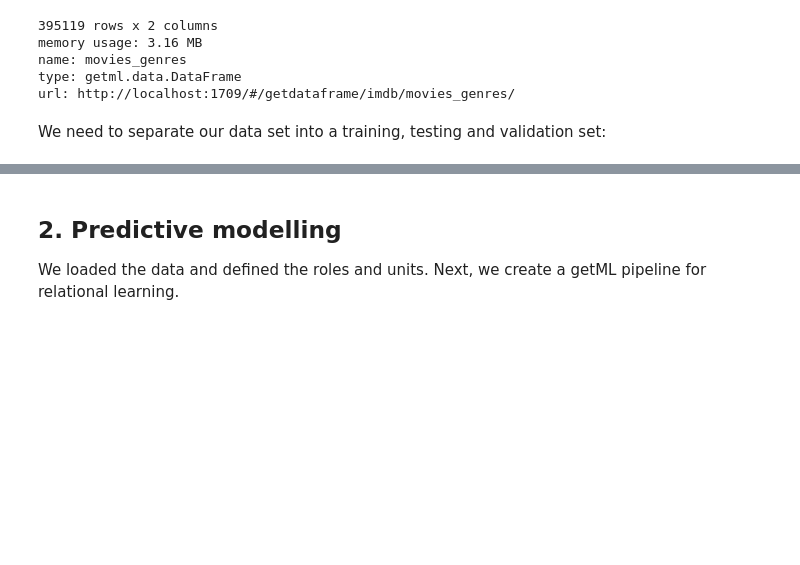
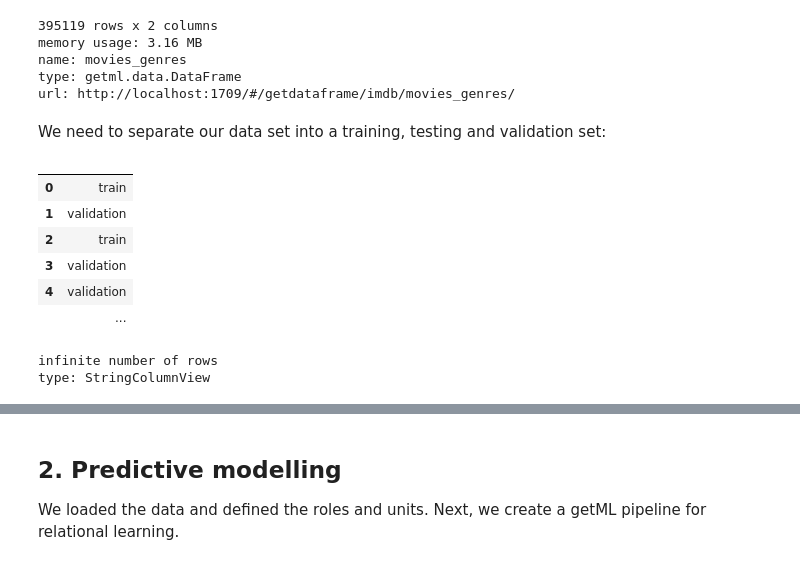
Before and after one commit to getml/getml-demo, a Jupyter notebook: imdb.ipynb, the cells around one changed output, grey strips where cells are left out. Saved outputs shown, nothing was run; the diff lists cells and outputs as text; code cells hidden in the pictures; blank space fills up the shorter version.

```diff
--- a/imdb.ipynb
+++ b/imdb.ipynb
@@ -302,0 +293,13 @@ data_test = actors.where("data_test", is_test)
+# %%
+split = getml.data.split.random(train=0.7, validation=0.15, test=0.15)
+split
+# %% [output]
+|  |  |
+| 0 | train |
+| 1 | validation |
+| 2 | train |
+| 3 | validation |
+| 4 | validation |
+|  | ... |
+infinite number of rows
+type: StringColumnView
```
Also changed, not shown: parts of 17 cells of this notebook.
